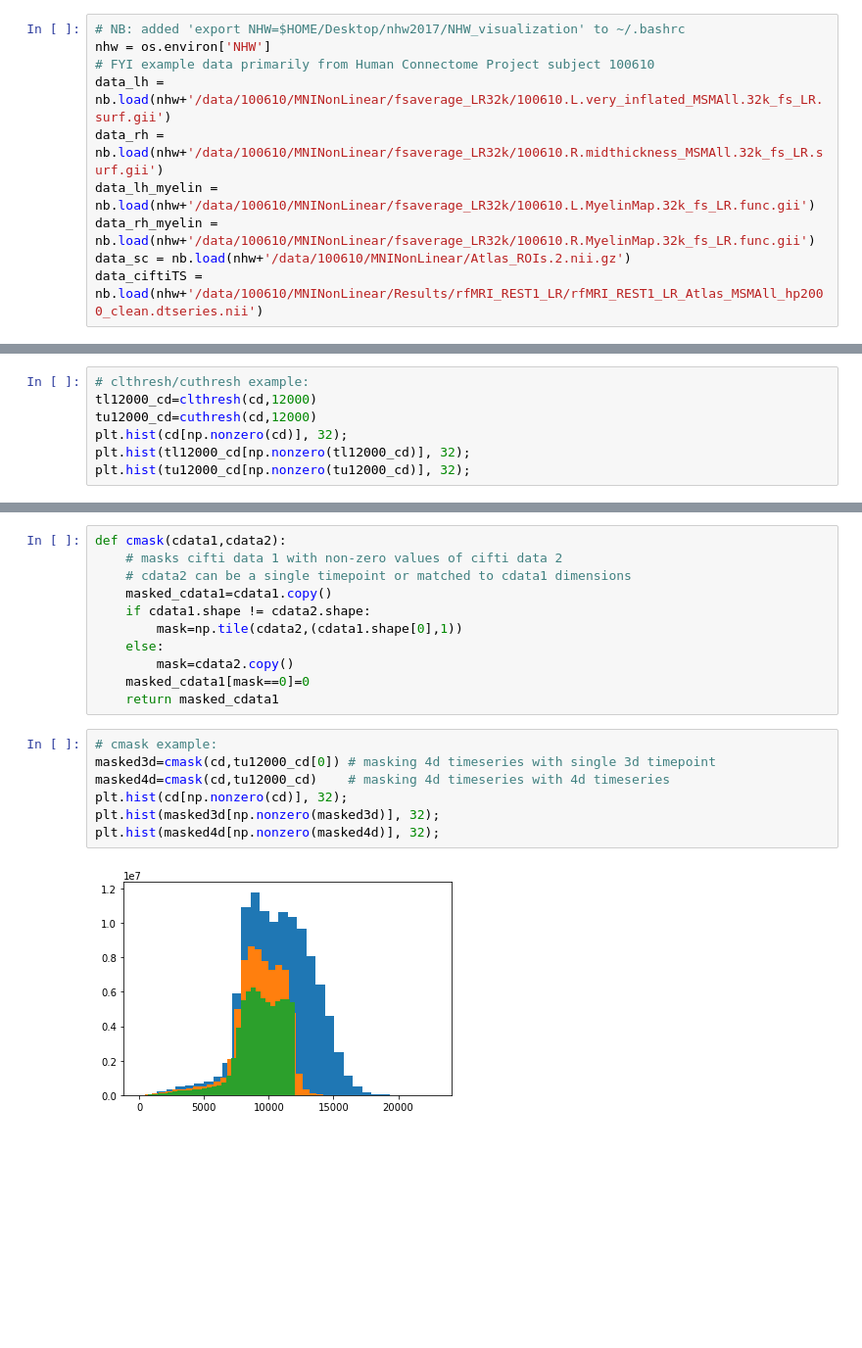
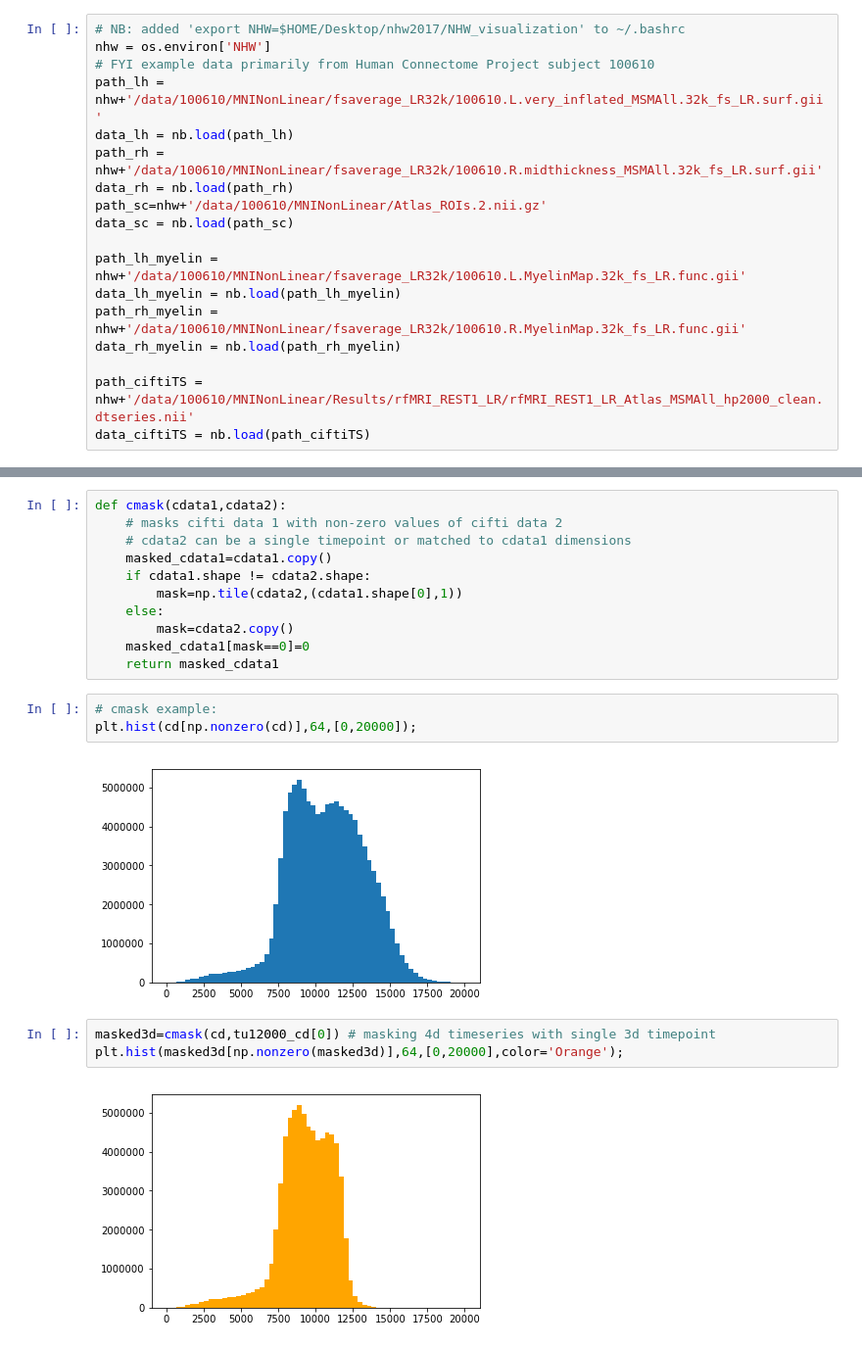
Before and after one commit to neurohackweek/NHW_visualization, a Jupyter notebook: presentation.ipynb, the cells around one changed output, grey strips where cells are left out. Shown at 98% size. Cells and saved outputs as stored; diff of their text form; blank space fills up the shorter version.

```diff
--- a/presentation.ipynb
+++ b/presentation.ipynb
@@ -22,12 +22,20 @@ import sys
 # NB: added 'export NHW=$HOME/Desktop/nhw2017/NHW_visualization' to ~/.bashrc
 nhw = os.environ['NHW']
 # FYI example data primarily from Human Connectome Project subject 100610
-data_lh = nb.load(nhw+'/data/100610/MNINonLinear/fsaverage_LR32k/100610.L.very_inflated_MSMAll.32k_fs_LR.surf.gii')
-data_rh = nb.load(nhw+'/data/100610/MNINonLinear/fsaverage_LR32k/100610.R.midthickness_MSMAll.32k_fs_LR.surf.gii')
-data_lh_myelin = nb.load(nhw+'/data/100610/MNINonLinear/fsaverage_LR32k/100610.L.MyelinMap.32k_fs_LR.func.gii')
-data_rh_myelin = nb.load(nhw+'/data/100610/MNINonLinear/fsaverage_LR32k/100610.R.MyelinMap.32k_fs_LR.func.gii')
-data_sc = nb.load(nhw+'/data/100610/MNINonLinear/Atlas_ROIs.2.nii.gz')
-data_ciftiTS = nb.load(nhw+'/data/100610/MNINonLinear/Results/rfMRI_REST1_LR/rfMRI_REST1_LR_Atlas_MSMAll_hp2000_clean.dtseries.nii')
+path_lh = nhw+'/data/100610/MNINonLinear/fsaverage_LR32k/100610.L.very_inflated_MSMAll.32k_fs_LR.surf.gii'
+data_lh = nb.load(path_lh)
+path_rh = nhw+'/data/100610/MNINonLinear/fsaverage_LR32k/100610.R.midthickness_MSMAll.32k_fs_LR.surf.gii'
+data_rh = nb.load(path_rh)
+path_sc=nhw+'/data/100610/MNINonLinear/Atlas_ROIs.2.nii.gz'
+data_sc = nb.load(path_sc)
+
+path_lh_myelin = nhw+'/data/100610/MNINonLinear/fsaverage_LR32k/100610.L.MyelinMap.32k_fs_LR.func.gii'
+data_lh_myelin = nb.load(path_lh_myelin)
+path_rh_myelin = nhw+'/data/100610/MNINonLinear/fsaverage_LR32k/100610.R.MyelinMap.32k_fs_LR.func.gii'
+data_rh_myelin = nb.load(path_rh_myelin)
+
+path_ciftiTS = nhw+'/data/100610/MNINonLinear/Results/rfMRI_REST1_LR/rfMRI_REST1_LR_Atlas_MSMAll_hp2000_clean.dtseries.nii'
+data_ciftiTS = nb.load(path_ciftiTS)
 # %% [output]
 pixdim[1,2,3] should be non-zero; setting 0 dims to 1
 # %% [markdown]
@@ -208,10 +236,3 @@ def cuthresh(data,thresh,setto=0):
     uthr_data=data.copy()
     uthr_data[uthr_data>thresh]=setto
     return uthr_data
-# %%
-# clthresh/cuthresh example:
-tl12000_cd=clthresh(cd,12000)
-tu12000_cd=cuthresh(cd,12000)
-plt.hist(cd[np.nonzero(cd)], 32);
-plt.hist(tl12000_cd[np.nonzero(tl12000_cd)], 32);
-plt.hist(tu12000_cd[np.nonzero(tu12000_cd)], 32);
@@ -237,12 +266,13 @@ def cmask(cdata1,cdata2):
         mask=cdata2.copy()
     masked_cdata1[mask==0]=0
     return masked_cdata1
+# %%
+# cmask example:
+plt.hist(cd[np.nonzero(cd)],64,[0,20000]);
+# %% [output]
+[figure, added]
 # %%
-# cmask example:
 masked3d=cmask(cd,tu12000_cd[0]) # masking 4d timeseries with single 3d timepoint
-masked4d=cmask(cd,tu12000_cd)    # masking 4d timeseries with 4d timeseries
-plt.hist(cd[np.nonzero(cd)], 32);
-plt.hist(masked3d[np.nonzero(masked3d)], 32);
-plt.hist(masked4d[np.nonzero(masked4d)], 32);
+plt.hist(masked3d[np.nonzero(masked3d)],64,[0,20000],color='Orange');
 # %% [output]
-[figure, old version]
+[figure, new version]
```
Also changed, not shown: parts of 15 cells of this notebook, 1 other file.
